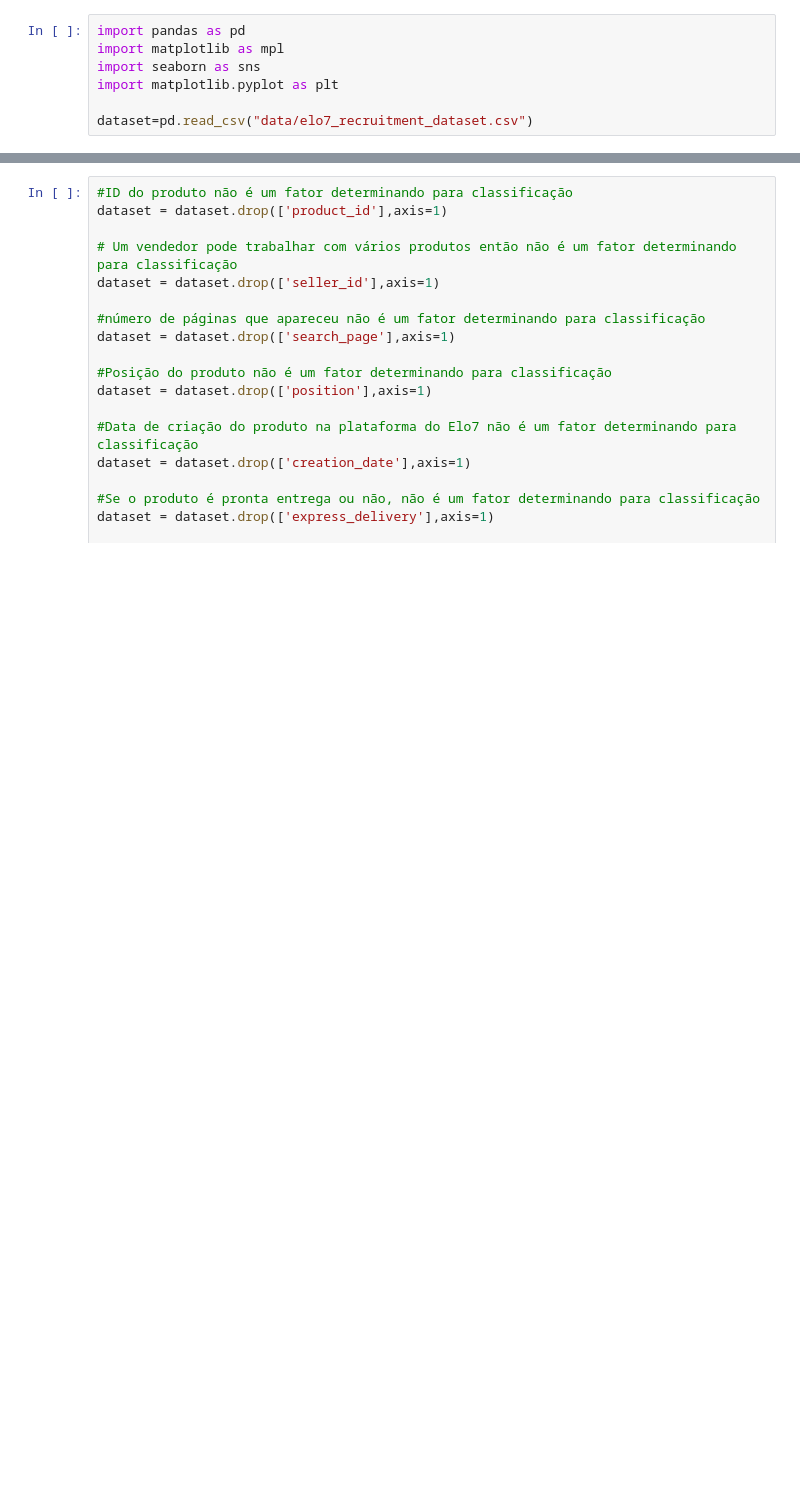
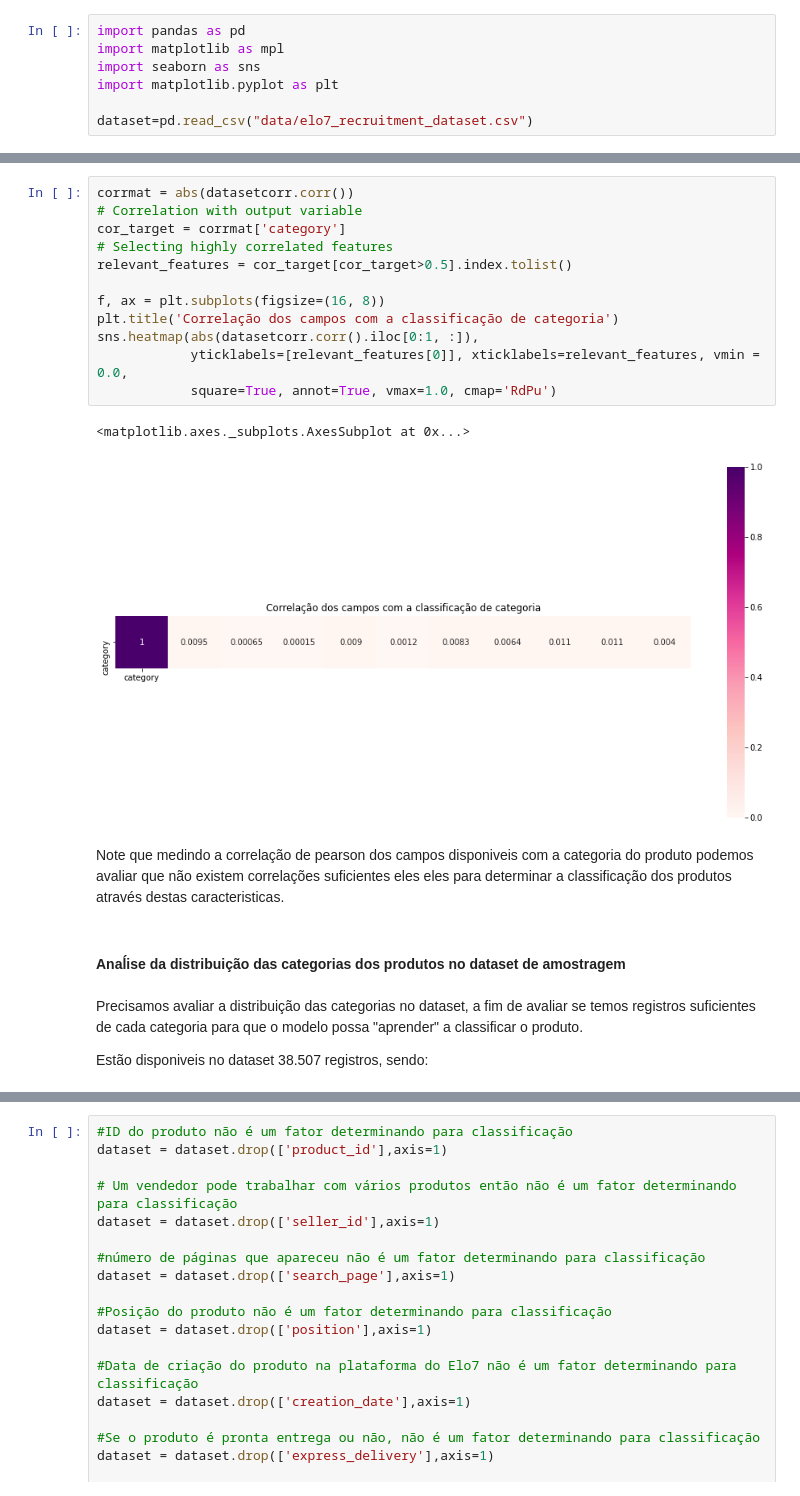
Before and after one commit to AlineIoste/Classifica-o-de-produtos, a Jupyter notebook: Elo7 - Classificador de Produtos.ipynb, the cells around one changed output, grey strips where cells are left out. Saved outputs shown, nothing was run; the diff lists cells and outputs as text; blank space fills up the shorter version.

```diff
--- a/Elo7 - Classificador de Produtos.ipynb
+++ b/Elo7 - Classificador de Produtos.ipynb
@@ -34,3 +70,26 @@ dataset.head(5)
+# %%
+corrmat = abs(datasetcorr.corr())
+# Correlation with output variable
+cor_target = corrmat['category']
+# Selecting highly correlated features
+relevant_features = cor_target[cor_target>0.5].index.tolist()
+
+f, ax = plt.subplots(figsize=(16, 8))
+plt.title('Correlação dos campos com a classificação de categoria')
+sns.heatmap(abs(datasetcorr.corr().iloc[0:1, :]),
+            yticklabels=[relevant_features[0]], xticklabels=relevant_features, vmin = 0.0,
+            square=True, annot=True, vmax=1.0, cmap='RdPu')
+# %% [output]
+<matplotlib.axes._subplots.AxesSubplot at 0x...>
+[figure, added]
+# %% [markdown]
+Note que medindo a correlação de pearson dos campos disponiveis com a categoria do produto podemos avaliar que não existem correlações suficientes eles eles para determinar a classificação dos produtos através destas caracteristicas.
+# %% [markdown]
+####  Anaĺise da distribuição das categorias dos produtos no dataset de amostragem
+# %% [markdown]
+Precisamos avaliar a distribuição das categorias no dataset, a fim de avaliar se temos registros suficientes de cada categoria para que o modelo possa "aprender" a classificar o produto.
+
+Estão disponiveis no dataset 38.507 registros, sendo:
 # %%
 dataset['category'].value_counts().head()
 # %% [output]
```
Also changed, not shown: parts of 77 cells of this notebook.
